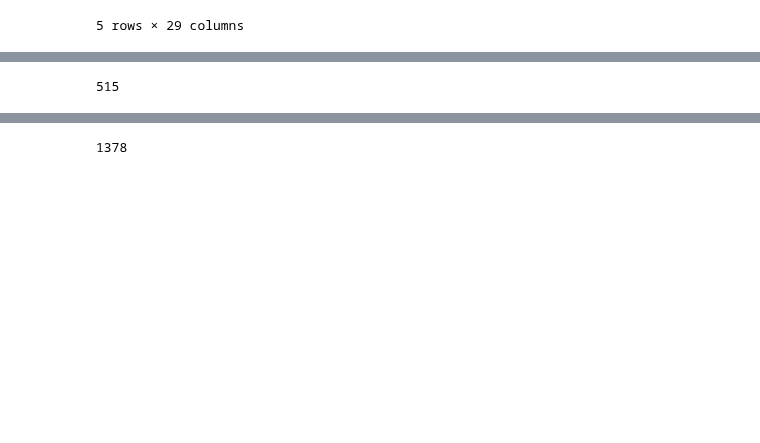
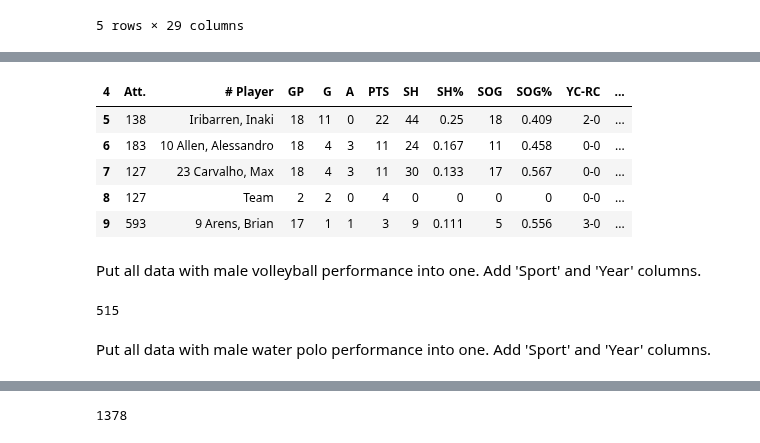
Before and after one commit to COGS108/Group133_WI24, a Jupyter notebook: DataCheckpoint_Group133_WI24.ipynb, the cells around one changed output, grey strips where cells are left out. Saved outputs shown, nothing was run; the diff lists cells and outputs as text; code cells hidden in the pictures; blank space fills up the shorter version.

```diff
--- a/DataCheckpoint_Group133_WI24.ipynb
+++ b/DataCheckpoint_Group133_WI24.ipynb
@@ -262,3 +359,14 @@ male_soccer_performance.shape[0]
+# %%
+male_soccer_performance.head()
+# %% [output]
+| 4 | Att. | # Player | GP | G | A | PTS | SH | SH% | SOG | SOG% | YC-RC | ... |
+| 5 | 138 | Iribarren, Inaki | 18 | 11 | 0 | 22 | 44 | 0.25 | 18 | 0.409 | 2-0 | ... |
+| 6 | 183 | 10 Allen, Alessandro | 18 | 4 | 3 | 11 | 24 | 0.167 | 11 | 0.458 | 0-0 | ... |
+| 7 | 127 | 23 Carvalho, Max | 18 | 4 | 3 | 11 | 30 | 0.133 | 17 | 0.567 | 0-0 | ... |
+| 8 | 127 | Team | 2 | 2 | 0 | 4 | 0 | 0 | 0 | 0 | 0-0 | ... |
+| 9 | 593 | 9 Arens, Brian | 17 | 1 | 1 | 3 | 9 | 0.111 | 5 | 0.556 | 3-0 | ... |
+# %% [markdown]
+Put all data with male volleyball performance into one. Add 'Sport' and 'Year' columns.
 # %%
 ## YOUR CODE TO LOAD/CLEAN/TIDY/WRANGLE THE DATA GOES HERE
 ## FEEL FREE TO ADD MULTIPLE CELLS PER SECTION
@@ -291,6 +399,8 @@ male_volleyball_performance = pd.concat([male_volleyball_performance_2024,male_v
 male_volleyball_performance.shape[0]
 # %% [output]
 515
+# %% [markdown]
+Put all data with male water polo performance into one. Add 'Sport' and 'Year' columns.
 # %%
 male_waterpolo_performance_2023 = pd.read_excel("data/performance_data/excel/Men_s WaterPolo/2023 Men's Water Polo.xlsx")
 male_waterpolo_performance_2022 = pd.read_excel("data/performance_data/excel/Men_s WaterPolo/2022 Men's Water Polo.xlsx")
```
Also changed, not shown: parts of 24 cells of this notebook.
